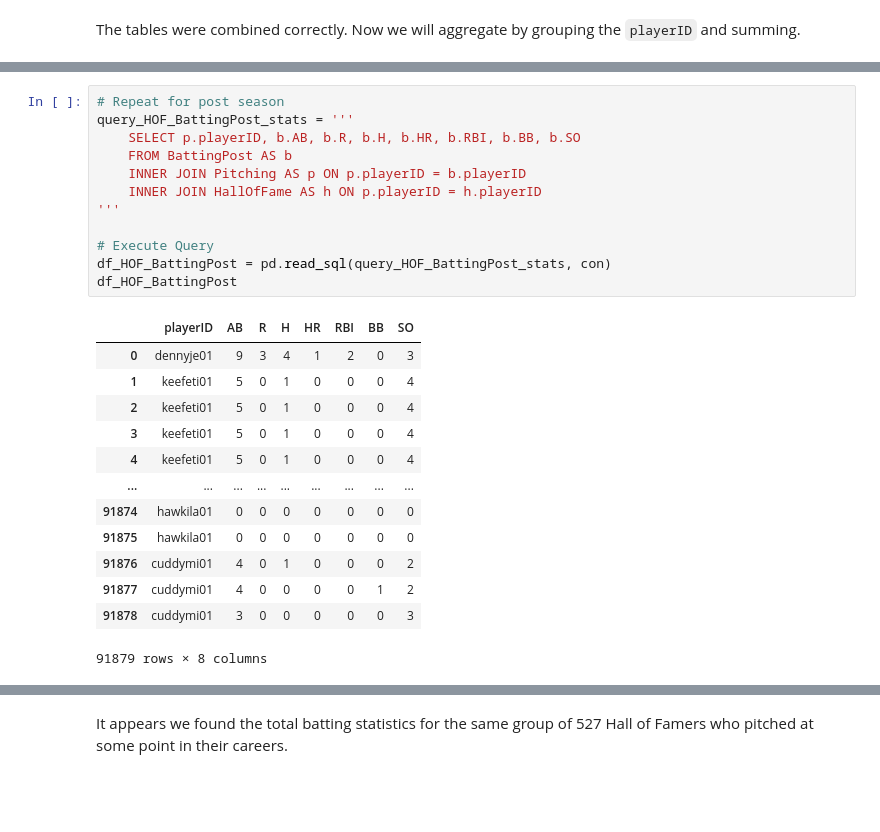
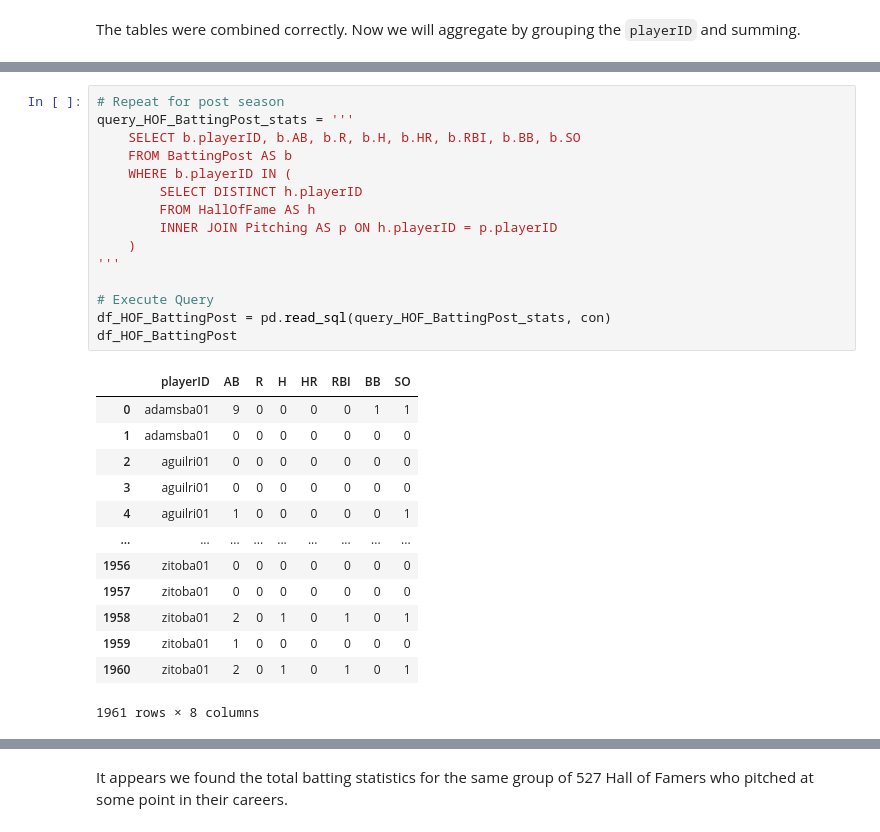
Before and after one commit to trevorlillywhite/HW6_ST554_TrevorLillywhite, a Jupyter notebook: Homework_6_ST_554_Trevor_Lillywhite.ipynb, the cells around one changed output, grey strips where cells are left out. Drawn from its saved outputs; the diff is of its cells as text; blank space fills up the shorter version.

Commit message:
Corrected error in Questions 2-3 where INNER JOIN inadvertently resulted in a cross join. Replaced INNER JOIN with WHERE filter.

```diff
--- a/Homework_6_ST_554_Trevor_Lillywhite.ipynb
+++ b/Homework_6_ST_554_Trevor_Lillywhite.ipynb
@@ -248,29 +257,32 @@ df_HOF_Batting
 # %%
 # Repeat for post season
 query_HOF_BattingPost_stats = '''
-    SELECT p.playerID, b.AB, b.R, b.H, b.HR, b.RBI, b.BB, b.SO
+    SELECT b.playerID, b.AB, b.R, b.H, b.HR, b.RBI, b.BB, b.SO
     FROM BattingPost AS b
-    INNER JOIN Pitching AS p ON p.playerID = b.playerID
-    INNER JOIN HallOfFame AS h ON p.playerID = h.playerID
+    WHERE b.playerID IN (
+        SELECT DISTINCT h.playerID
+        FROM HallOfFame AS h
+        INNER JOIN Pitching AS p ON h.playerID = p.playerID
+    )
 '''
 
 # Execute Query
 df_HOF_BattingPost = pd.read_sql(query_HOF_BattingPost_stats, con)
 df_HOF_BattingPost
 # %% [output]
 |  | playerID | AB | R | H | HR | RBI | BB | SO |
-| 0 | dennyje01 | 9 | 3 | 4 | 1 | 2 | 0 | 3 |
-| 1 | keefeti01 | 5 | 0 | 1 | 0 | 0 | 0 | 4 |
-| 2 | keefeti01 | 5 | 0 | 1 | 0 | 0 | 0 | 4 |
-| 3 | keefeti01 | 5 | 0 | 1 | 0 | 0 | 0 | 4 |
-| 4 | keefeti01 | 5 | 0 | 1 | 0 | 0 | 0 | 4 |
+| 0 | adamsba01 | 9 | 0 | 0 | 0 | 0 | 1 | 1 |
+| 1 | adamsba01 | 0 | 0 | 0 | 0 | 0 | 0 | 0 |
+| 2 | aguilri01 | 0 | 0 | 0 | 0 | 0 | 0 | 0 |
+| 3 | aguilri01 | 0 | 0 | 0 | 0 | 0 | 0 | 0 |
+| 4 | aguilri01 | 1 | 0 | 0 | 0 | 0 | 0 | 1 |
 | ... | ... | ... | ... | ... | ... | ... | ... | ... |
-| 91874 | hawkila01 | 0 | 0 | 0 | 0 | 0 | 0 | 0 |
-| 91875 | hawkila01 | 0 | 0 | 0 | 0 | 0 | 0 | 0 |
-| 91876 | cuddymi01 | 4 | 0 | 1 | 0 | 0 | 0 | 2 |
-| 91877 | cuddymi01 | 4 | 0 | 0 | 0 | 0 | 1 | 2 |
-| 91878 | cuddymi01 | 3 | 0 | 0 | 0 | 0 | 0 | 3 |
+| 1956 | zitoba01 | 0 | 0 | 0 | 0 | 0 | 0 | 0 |
+| 1957 | zitoba01 | 0 | 0 | 0 | 0 | 0 | 0 | 0 |
+| 1958 | zitoba01 | 2 | 0 | 1 | 0 | 1 | 0 | 1 |
+| 1959 | zitoba01 | 1 | 0 | 0 | 0 | 0 | 0 | 0 |
+| 1960 | zitoba01 | 2 | 0 | 1 | 0 | 1 | 0 | 1 |
-91879 rows × 8 columns
+1961 rows × 8 columns
 # %%
 # Stack tables and aggregate
 df_HOF_Batting_RegAndPost = pd.concat([df_HOF_Batting,
```
Also changed, not shown: parts of 9 cells of this notebook.
